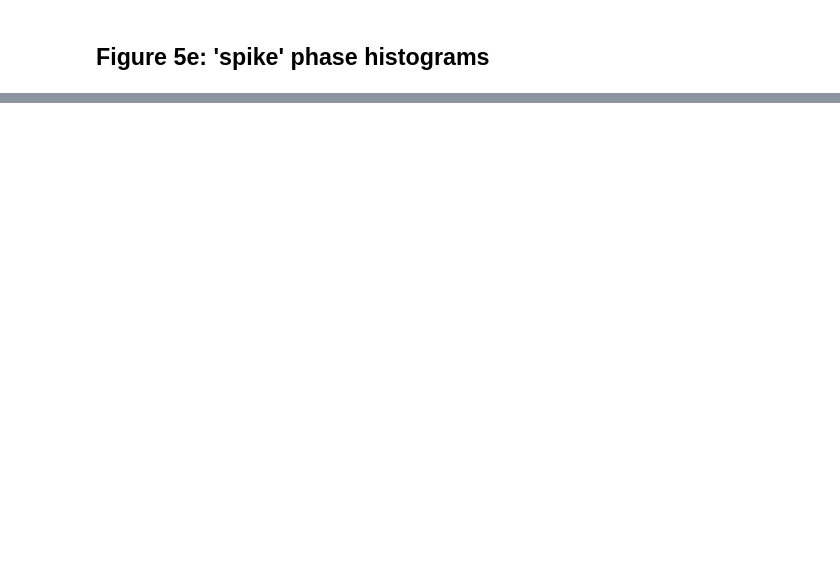
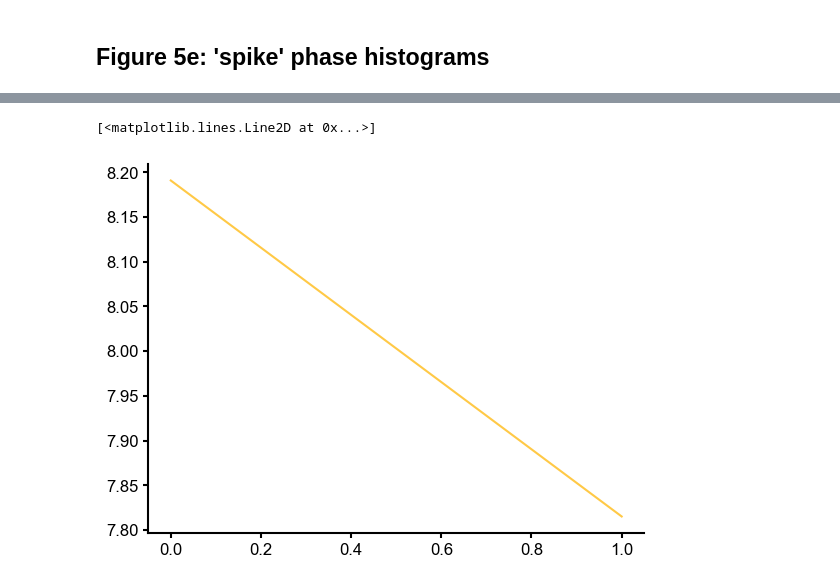
Before and after one commit to mackelab/sequence-memory, a Jupyter notebook: rnn_model/generate_figures/fig_5_b_to_e.ipynb, the cells around one changed output, grey strips where cells are left out. Saved outputs shown, nothing was run; the diff lists cells and outputs as text; code cells hidden in the pictures; blank space fills up the shorter version.

```diff
--- a/rnn_model/generate_figures/fig_5_b_to_e.ipynb
+++ b/rnn_model/generate_figures/fig_5_b_to_e.ipynb
@@ -488,7 +523,7 @@ with mpl.rc_context(fname="matplotlibrc"):
 
         ax0 = plt.subplot(gs[0])
         # Spike raster plot
-        ax0.eventplot(spike_times, color = spike_colors, linelengths=spikesize, linewidths=spikesize);
+        #ax0.eventplot(spike_times, color = spike_colors, linelengths=spikesize, linewidths=spikesize);
 
         for i in np.flip(np.arange(4)):
             meantr = np.mean(traces_all[i][::plt_tr_int], axis = 0)
@@ -530,9 +565,10 @@ with mpl.rc_context(fname="matplotlibrc"):
 delay_buffer1 = 25
 delay_buffer2 = 25
 nbins = 20
-freqs = [main_freq]
+freqs = [1,main_freq]#np.arange(0.5,4.6,0.4)#[0.5,1,1.5main_freq]
 # %%
 # Calculate variance explained
+perms = list(set(permutations([1, 2, 3])))
 
 n_perm = 1
 
@@ -555,7 +591,7 @@ shuffle_ind = np.random.choice(np.arange(n_items), (n_trials, n_perm))
 
 
 
-
+n_match=np.zeros((len(freqs),6))
 for neui, neuron in enumerate(neurons_plot):
 
     if neui % 10 == 0:
@@ -574,7 +610,7 @@ for neui, neuron in enumerate(neurons_plot):
         counter = 0
         cwt = complex_wavelet(timestep, f, 7)
         shuffle_ind[:,1:] = np.random.choice(np.arange(n_items), (n_trials, n_perm-1))
-
+        avgs=np.zeros(4)
 
         for stim_pos in range(settings["n_items"]):
             spikephasehist = np.zeros(nbins)
@@ -603,6 +639,17 @@ for neui, neuron in enumerate(neurons_plot):
             avg, avglen = circ_mean(bin_centers, spikephasehist)
             watsw.append(np.array(spikephasehist))
             watsdat.append(bin_centers)
+            avgs[stim_pos]=avg
+        #print(avgs)
+        # Calculate amount matching certain stim order
+        avgs -= avgs[0]
+        avgs[avgs < 0] += np.pi * 2
+        for permi, perm in enumerate(perms):
+            if (np.argsort(avgs)[1:] == np.array(perm)).all():
+                n_match[fi, permi] += 1
+                #print("neuron no: " + str(neuron) + "phase order " + str(permi))
+
+
         for stim_pos in range(settings["n_items"]):
             for permi in range(n_perm):
                 watsw_shuffle[permi].append(np.array(spikephasehist_shuffle[stim_pos, :, permi]))
@@ -737,0 +795,5 @@ with mpl.rc_context(fname="matplotlibrc"):
+# %%
+plt.plot(np.sum(vex, axis=1))
+# %% [output]
+[<matplotlib.lines.Line2D at 0x...>]
+[figure, added]
```
Also changed, not shown: parts of 26 cells of this notebook, 5 other files.
